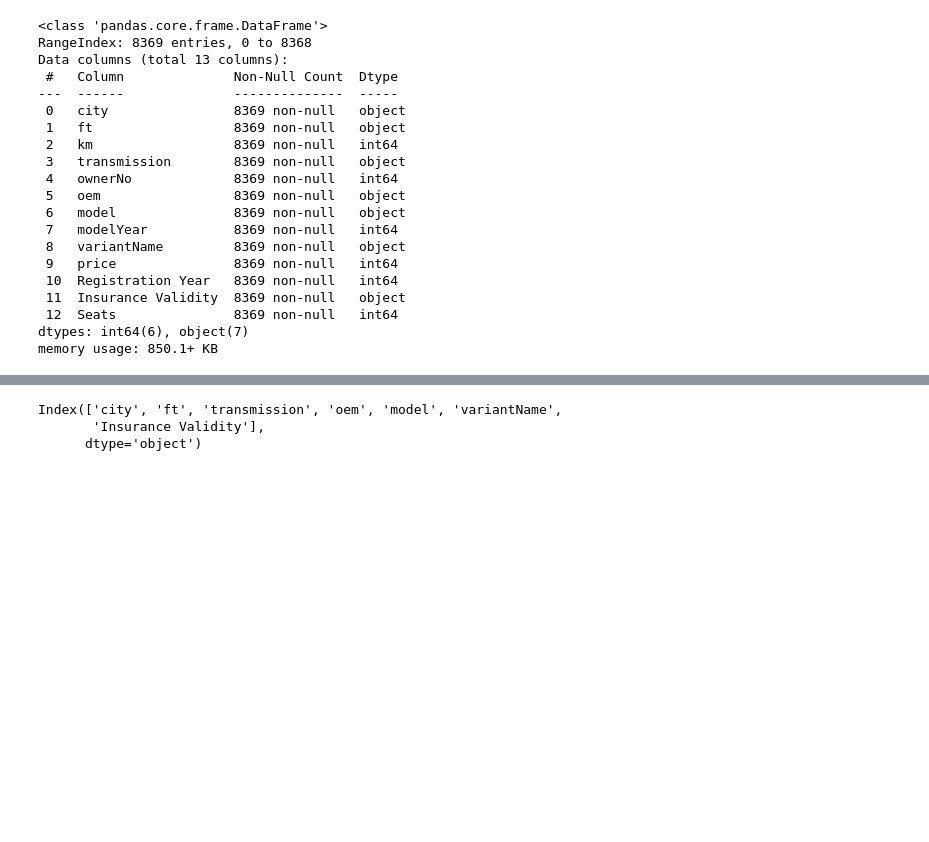
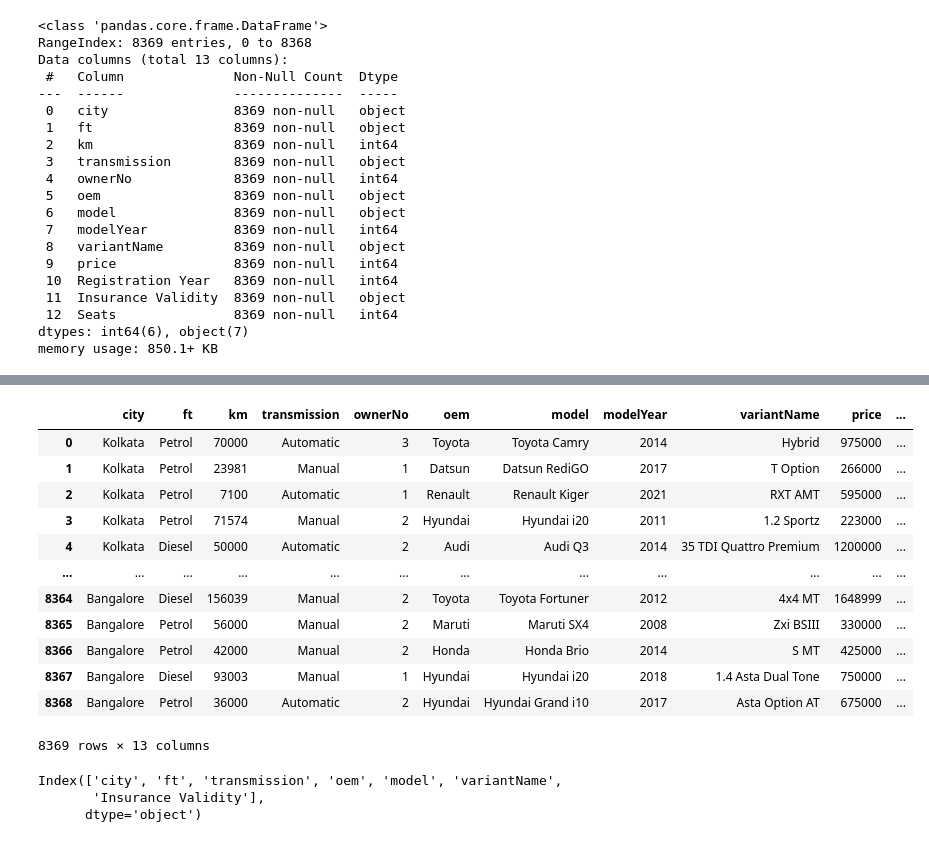
Before and after one commit to Hemanthk408/Car_rate_prediction, a Jupyter notebook: Cars_Rate.ipynb, the cells around one changed output, grey strips where cells are left out. Cells and saved outputs as stored; diff of their text form; code cells hidden in the pictures; blank space fills up the shorter version.

```diff
--- a/Cars_Rate.ipynb
+++ b/Cars_Rate.ipynb
@@ -114,5 +132,21 @@ memory usage: 850.1+ KB
 # %%
 df.to_csv("carrate.csv")
+# %%
+df
+# %% [output]
+|  | city | ft | km | transmission | ownerNo | oem | model | modelYear | variantName | price | ... |
+| 0 | Kolkata | Petrol | 70000 | Automatic | 3 | Toyota | Toyota Camry | 2014 | Hybrid | 975000 | ... |
+| 1 | Kolkata | Petrol | 23981 | Manual | 1 | Datsun | Datsun RediGO | 2017 | T Option | 266000 | ... |
+| 2 | Kolkata | Petrol | 7100 | Automatic | 1 | Renault | Renault Kiger | 2021 | RXT AMT | 595000 | ... |
+| 3 | Kolkata | Petrol | 71574 | Manual | 2 | Hyundai | Hyundai i20 | 2011 | 1.2 Sportz | 223000 | ... |
+| 4 | Kolkata | Diesel | 50000 | Automatic | 2 | Audi | Audi Q3 | 2014 | 35 TDI Quattro Premium | 1200000 | ... |
+| ... | ... | ... | ... | ... | ... | ... | ... | ... | ... | ... | ... |
+| 8364 | Bangalore | Diesel | 156039 | Manual | 2 | Toyota | Toyota Fortuner | 2012 | 4x4 MT | 1648999 | ... |
+| 8365 | Bangalore | Petrol | 56000 | Manual | 2 | Maruti | Maruti SX4 | 2008 | Zxi BSIII | 330000 | ... |
+| 8366 | Bangalore | Petrol | 42000 | Manual | 2 | Honda | Honda Brio | 2014 | S MT | 425000 | ... |
+| 8367 | Bangalore | Diesel | 93003 | Manual | 1 | Hyundai | Hyundai i20 | 2018 | 1.4 Asta Dual Tone | 750000 | ... |
+| 8368 | Bangalore | Petrol | 36000 | Automatic | 2 | Hyundai | Hyundai Grand i10 | 2017 | Asta Option AT | 675000 | ... |
+8369 rows × 13 columns
 # %%
 from sklearn.preprocessing import OrdinalEncoder
 encoder=OrdinalEncoder()
```
Also changed, not shown: parts of 18 cells of this notebook.
